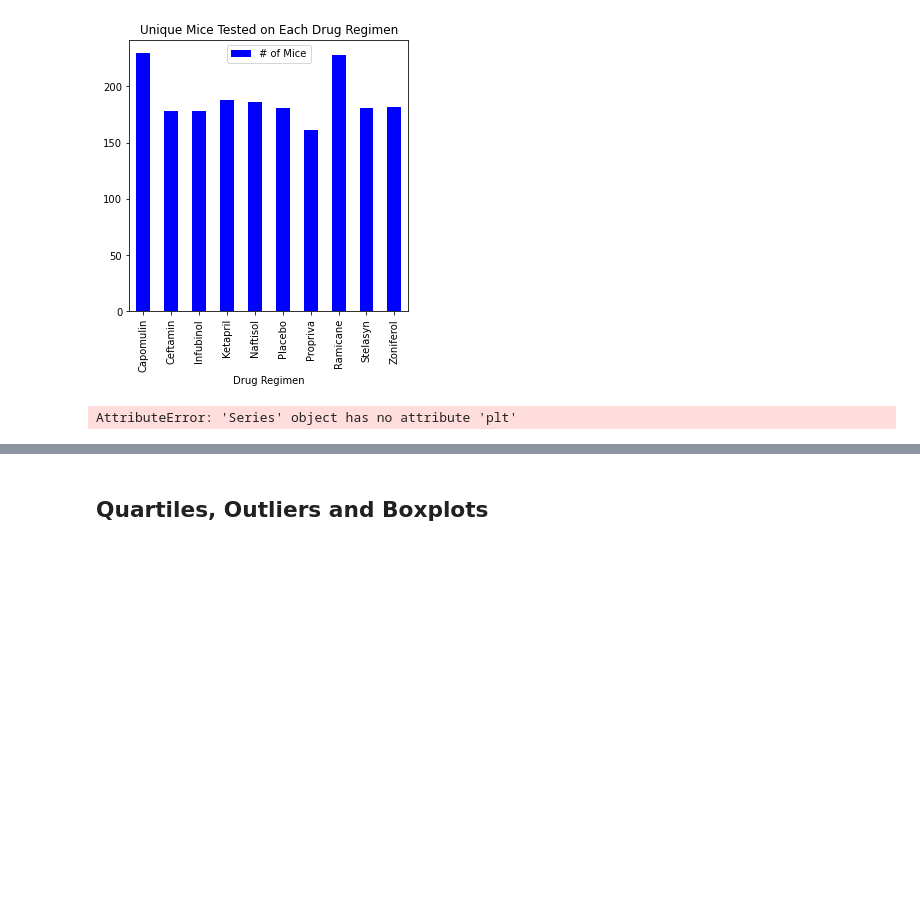
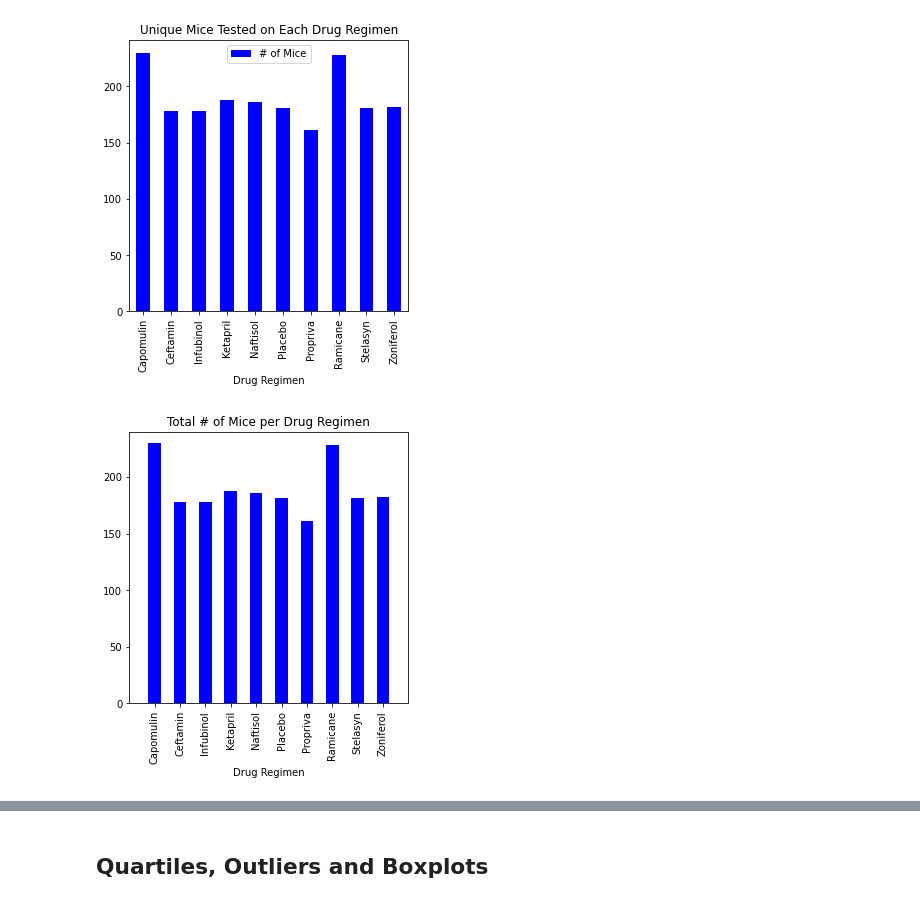
Before and after one commit to annarischitelli/Matplotlib-challenge, a Jupyter notebook: Pymaceuticals_Anna.ipynb, the cells around one changed output, grey strips where cells are left out. Cells and saved outputs as stored; diff of their text form; code cells hidden in the pictures; blank space fills up the shorter version.

```diff
--- a/Pymaceuticals_Anna.ipynb
+++ b/Pymaceuticals_Anna.ipynb
@@ -139,15 +139,23 @@ sum_stats
 ## Bar and Pie Charts
 # %%
 # Generate a bar plot showing the total number of unique mice tested on each drug regimen using pandas.
-unique_mice_bar = sum_stats[['# of Mice']]
-unique_mice_bar.plot(kind='bar', figsize=(5,5), color='b', legend=True)
+unique_mice = sum_stats[['# of Mice']]
+unique_mice.plot(kind='bar', figsize=(5,5), color='b', legend=True)
 plt.title("Unique Mice Tested on Each Drug Regimen")
 plt.show()
 # %% [output]
 [figure]
 # %%
 # Generate a bar plot showing the total number of unique mice tested on each drug regimen using pyplot.
-sum_stats['# of Mice'].plt.bar(x, height, width=1.0, bottom=0, align = 'center')
+x_axis = np.arange(len(unique_mice))
+x_axis_points = [value for value in x_axis]
+plt.figure(figsize = (5,5))
+plt.bar(x_axis, unique_mice["# of Mice"], color = "b", width = .5)
+plt.xticks(x_axis_points, unique_mice.index.values, rotation ="vertical")
+plt.xlim(-1, len(x_axis))
+plt.ylim(0, max(unique_mice["# of Mice"])+10)
+plt.title("Total # of Mice per Drug Regimen")
+plt.xlabel("Drug Regimen")
 plt.show()
 # %% [output]
-AttributeError: 'Series' object has no attribute 'plt'
+[figure, added]
```
Also changed, not shown: parts of 9 cells of this notebook.
